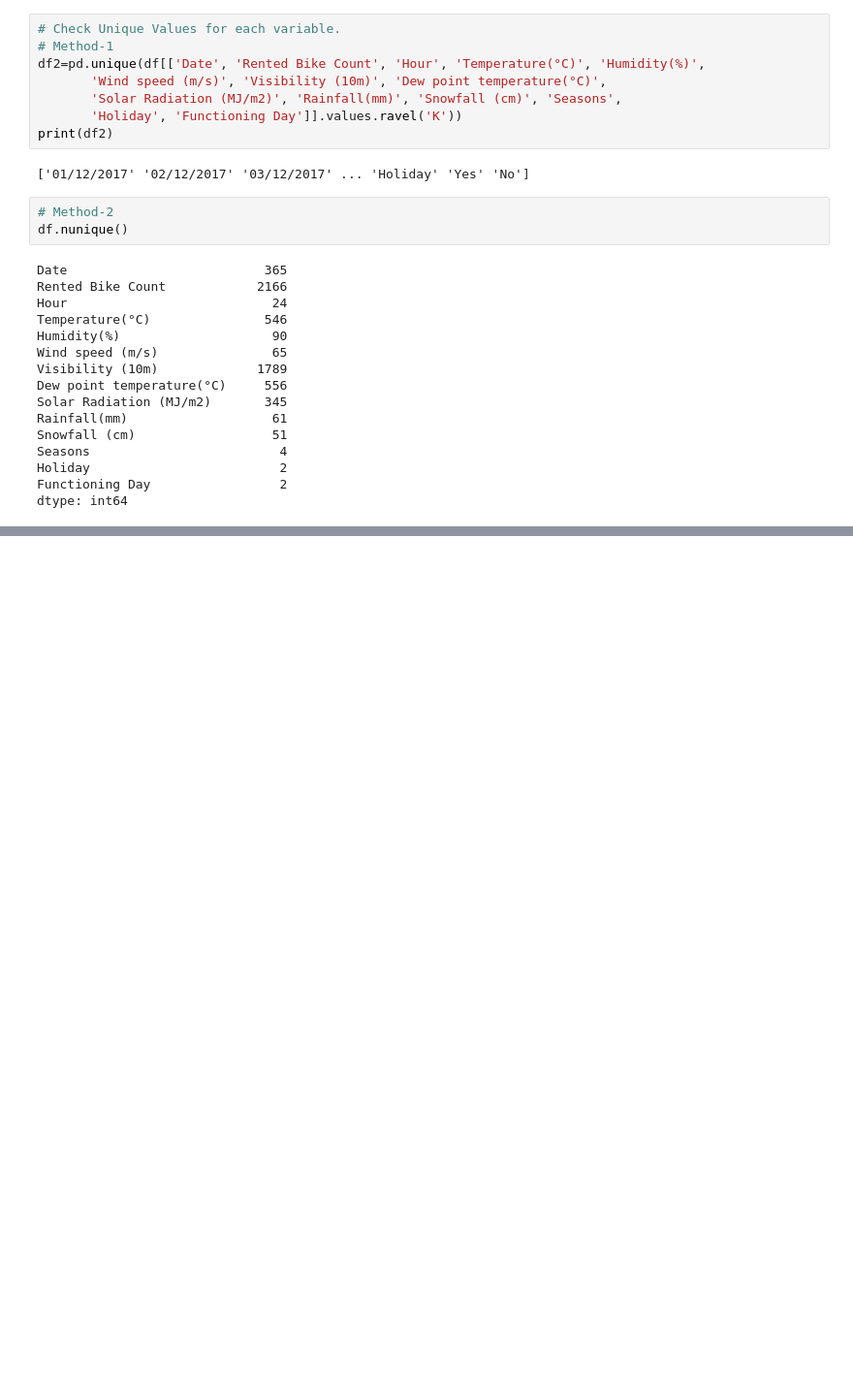
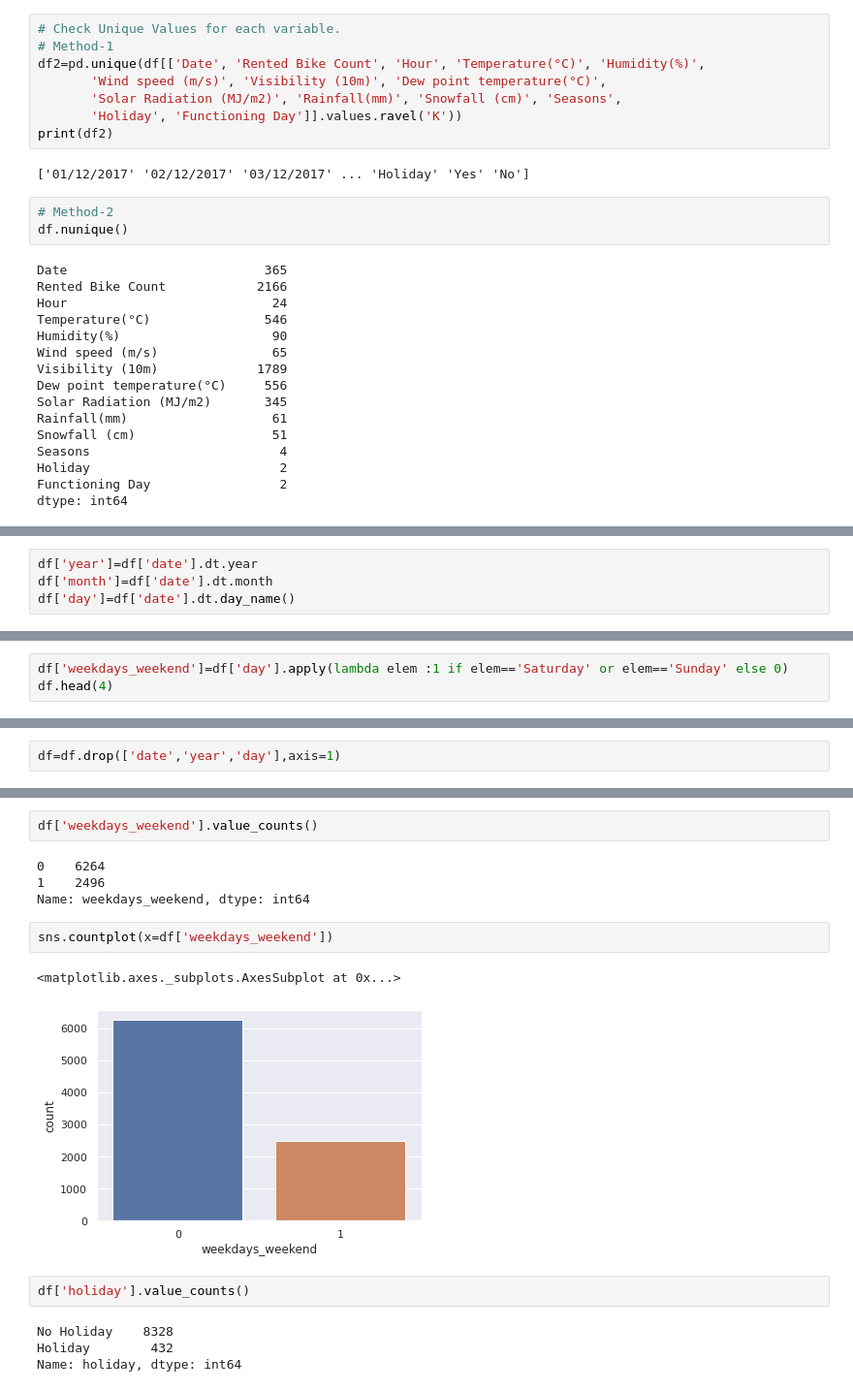
Before and after one commit to dil150898/Bike-Sharing-demand-prediction, a Jupyter notebook: dil_khush_Bike_Sharing_Demand_Prediction_Capstone_Project.ipynb, the cells around one changed output, grey strips where cells are left out. Shown: that part at 97% size. Drawn from its saved outputs; the diff is of its cells as text; blank space fills up the shorter version.

```diff
--- a/dil_khush_Bike_Sharing_Demand_Prediction_Capstone_Project.ipynb
+++ b/dil_khush_Bike_Sharing_Demand_Prediction_Capstone_Project.ipynb
@@ -288,0 +351,4 @@ dtype: int64
+# %%
+df['year']=df['date'].dt.year
+df['month']=df['date'].dt.month
+df['day']=df['date'].dt.day_name()
@@ -288,0 +366,3 @@ dtype: int64
+# %%
+df['weekdays_weekend']=df['day'].apply(lambda elem :1 if elem=='Saturday' or elem=='Sunday' else 0)
+df.head(4)
@@ -288,0 +375,2 @@ dtype: int64
+# %%
+df=df.drop(['date','year','day'],axis=1)
@@ -288,0 +384,17 @@ dtype: int64
+# %%
+df['weekdays_weekend'].value_counts()
+# %% [output]
+0    6264
+1    2496
+Name: weekdays_weekend, dtype: int64
+# %%
+sns.countplot(x=df['weekdays_weekend'])
+# %% [output]
+<matplotlib.axes._subplots.AxesSubplot at 0x...>
+[figure, added]
+# %%
+df['holiday'].value_counts()
+# %% [output]
+No Holiday    8328
+Holiday        432
+Name: holiday, dtype: int64
```
Also changed, not shown: parts of 26 cells of this notebook.
